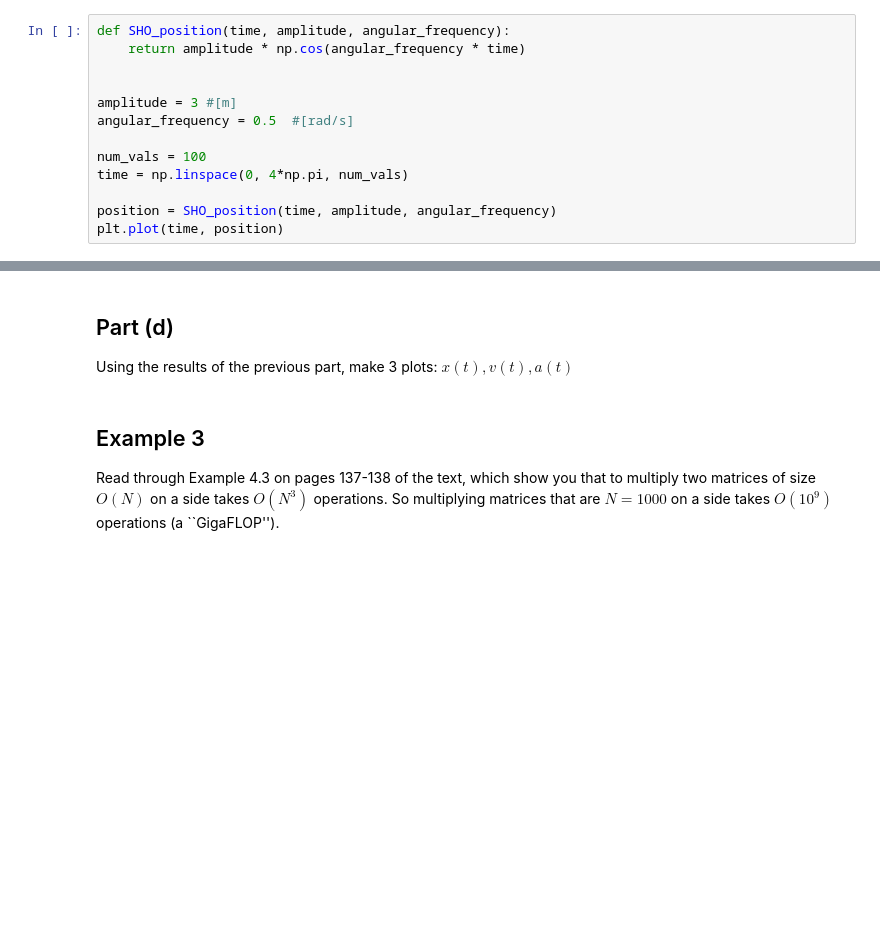
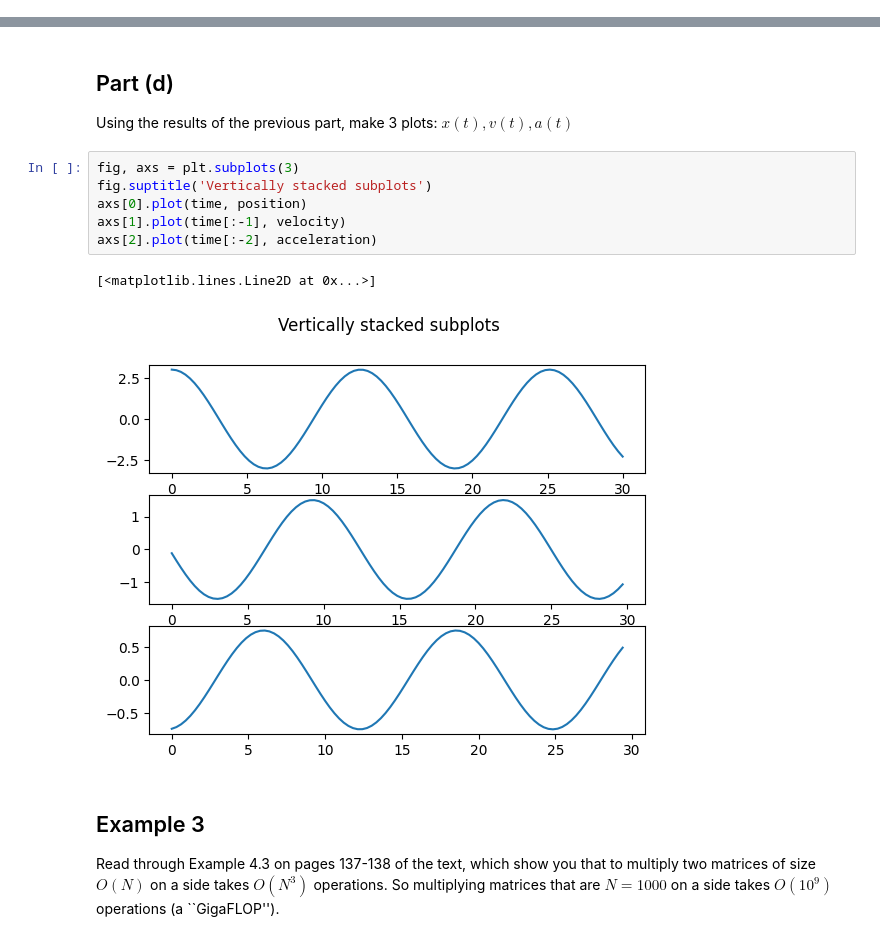
Before and after one commit to fadifarook/407-Computational-Lab, a Jupyter notebook: Intro Week/Informal0-Notebook.ipynb, the cells around one changed output, grey strips where cells are left out. Saved outputs shown, nothing was run; the diff lists cells and outputs as text; blank space fills up the shorter version.

```diff
--- a/Intro Week/Informal0-Notebook.ipynb
+++ b/Intro Week/Informal0-Notebook.ipynb
@@ -73,16 +73,3 @@ For a particle undergoing Simple Harmonic Oscillation with angular frequency 0.5
 # %% [markdown]
 ## Part (a)
 Write the code for the analytical function
-# %%
-def SHO_position(time, amplitude, angular_frequency):
-    return amplitude * np.cos(angular_frequency * time)
-
-
-amplitude = 3 #[m]
-angular_frequency = 0.5  #[rad/s]
-
-num_vals = 100
-time = np.linspace(0, 4*np.pi, num_vals)
-
-position = SHO_position(time, amplitude, angular_frequency)
-plt.plot(time, position)
@@ -100,6 +113,15 @@ Now write the actual code for the previous part
 # %% [markdown]
 ## Part (d)
 Using the results of the previous part, make 3 plots: $x(t),v(t),a(t)$
+# %%
+fig, axs = plt.subplots(3)
+fig.suptitle('Vertically stacked subplots')
+axs[0].plot(time, position)
+axs[1].plot(time[:-1], velocity)
+axs[2].plot(time[:-2], acceleration)
+# %% [output]
+[<matplotlib.lines.Line2D at 0x...>]
+[figure, added]
 # %% [markdown]
 ## Example 3
 
```
Also changed, not shown: parts of 9 cells of this notebook.
